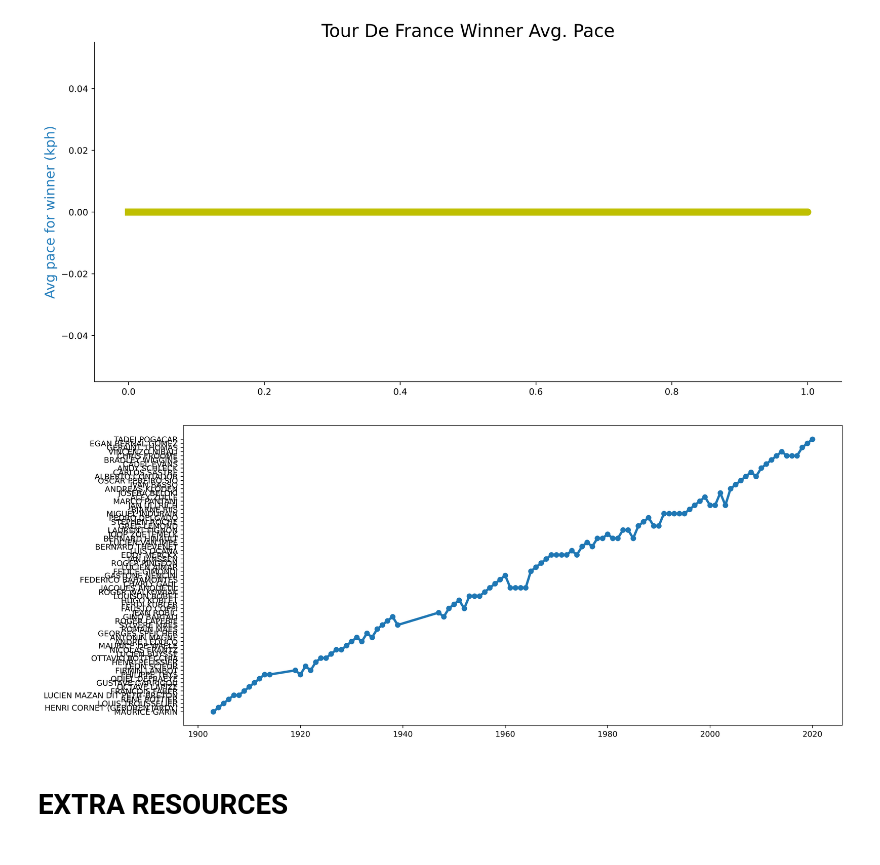
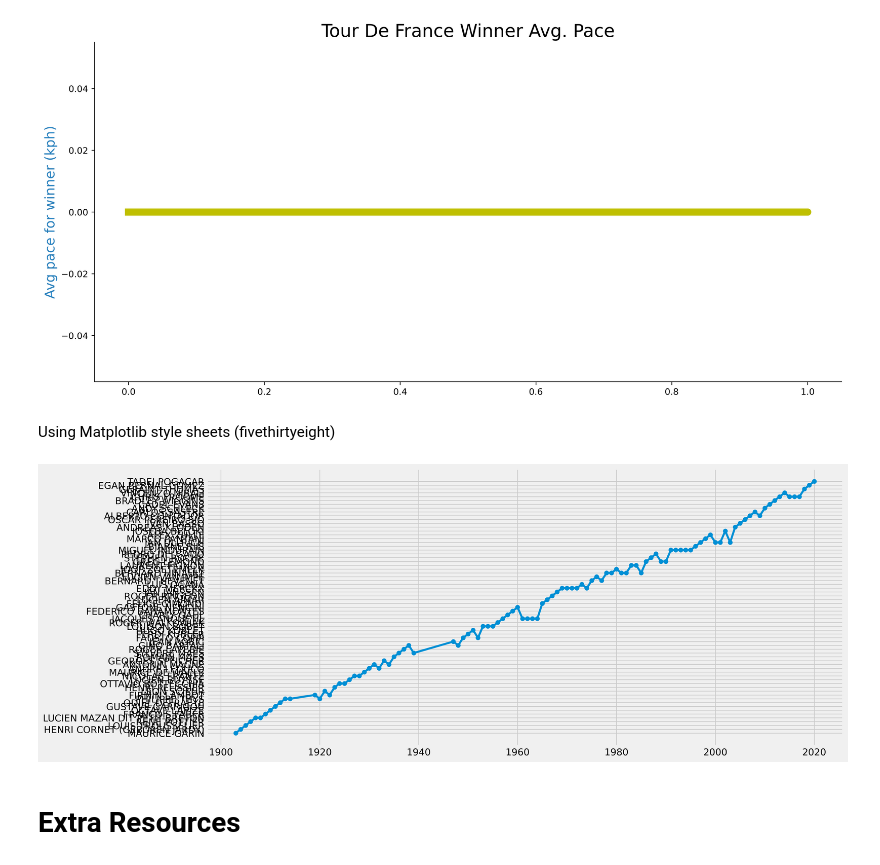
Before and after one commit to wcrowley342/tourdefancedata, a Jupyter notebook: TourDeFranceData.ipynb, the cells around one changed output. Saved outputs shown, nothing was run; the diff lists cells and outputs as text; code cells hidden in the pictures.

```diff
--- a/TourDeFranceData.ipynb
+++ b/TourDeFranceData.ipynb
@@ -282,14 +297,17 @@ plt.rcParams['figure.dpi'] = 360
 sns.despine()
 # %% [output]
 [figure]
+# %% [markdown]
+Using Matplotlib style sheets (fivethirtyeight)
 # %%
 fig,ax = plt.subplots(1,1,figsize=(15,7))
+plt.style.use('fivethirtyeight')
 ax.plot(year,winner, "-o",lw=3)
 fig.show()
 # %% [output]
-[figure, old version]
+[figure, new version]
-# %% [markdown]
-# EXTRA RESOURCES
+# %% [markdown]
+# Extra Resources
 # %% [markdown]
 
 The below list is a collection of help sites and resources I came across when conducting this analysis
```
Also changed, not shown: parts of 9 cells of this notebook.
